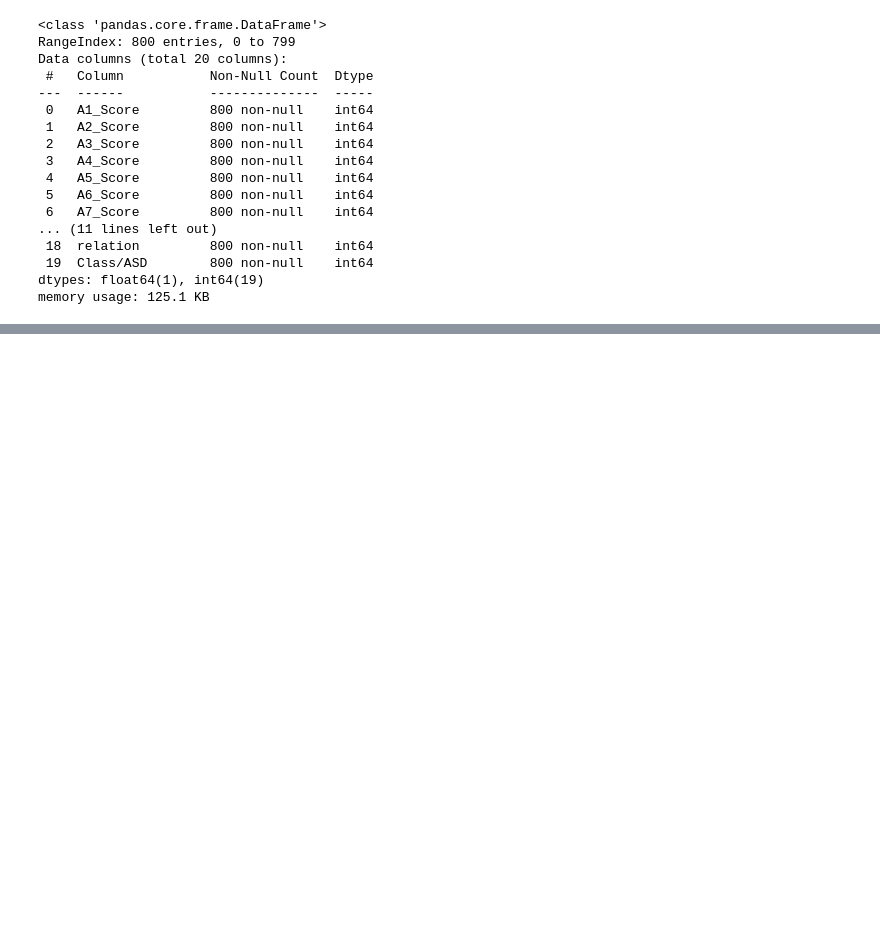
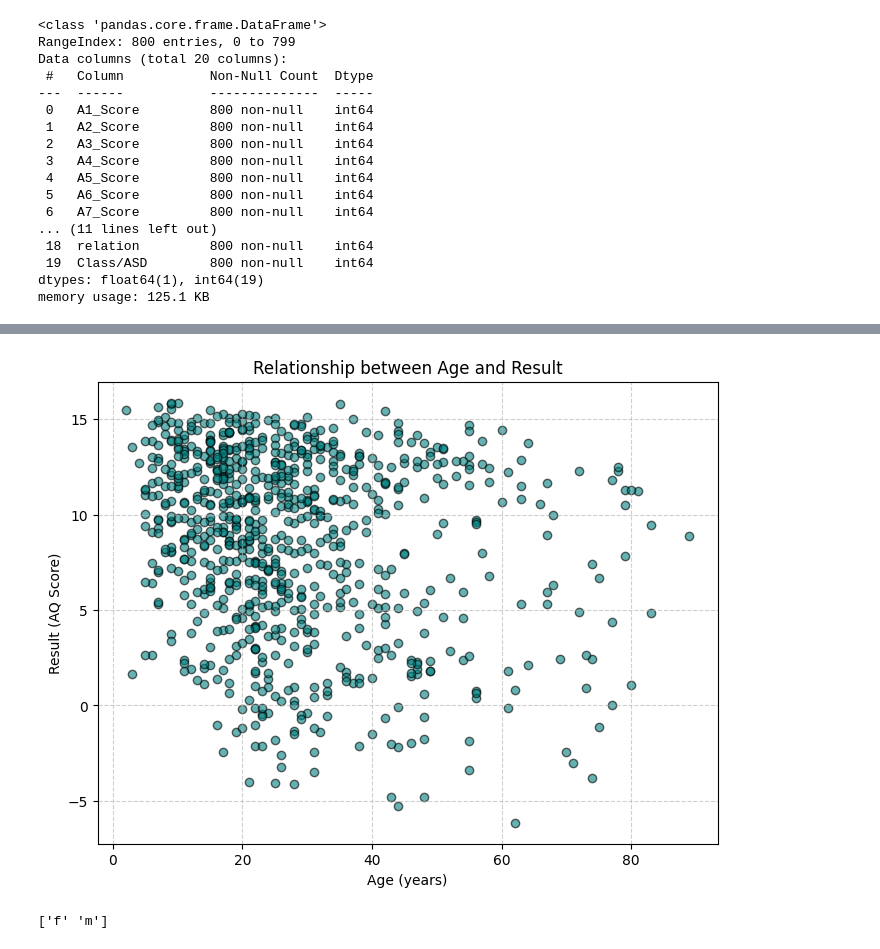
Before and after one commit to SRARNAB7/HDS_5320_Group_Project, a Jupyter notebook: Project_2.ipynb, the cells around one changed output, grey strips where cells are left out. Cells and saved outputs as stored; diff of their text form; code cells hidden in the pictures; blank space fills up the shorter version.

```diff
--- a/Project_2.ipynb
+++ b/Project_2.ipynb
@@ -294,0 +337,17 @@ memory usage: 125.1 KB
+# %%
+import matplotlib.pyplot as plt
+
+plt.figure(figsize=(8,6))
+plt.scatter(df['age'], df['result'], alpha=0.6, color='teal', edgecolors='k')
+plt.xlabel("Age (years)")
+plt.ylabel("Result (AQ Score)")
+plt.title("Relationship between Age and Result")
+plt.grid(True, linestyle='--', alpha=0.6)
+plt.show()
+# %% [output]
+[figure, added]
+# %%
+# Example: check the mapping for gender
+print(encoders['gender'].classes_) #0 is female and 1 is male
+# %% [output]
+['f' 'm']
```
Also changed, not shown: parts of 10 cells of this notebook.
